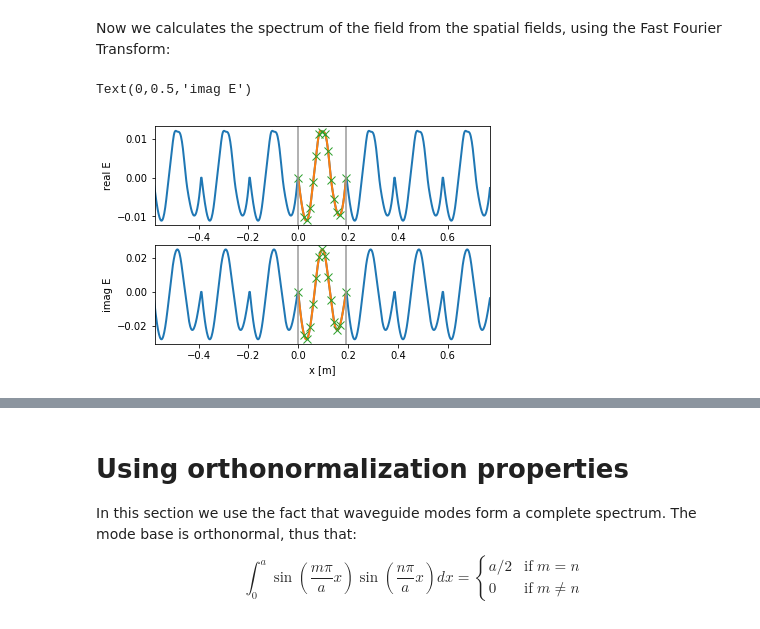
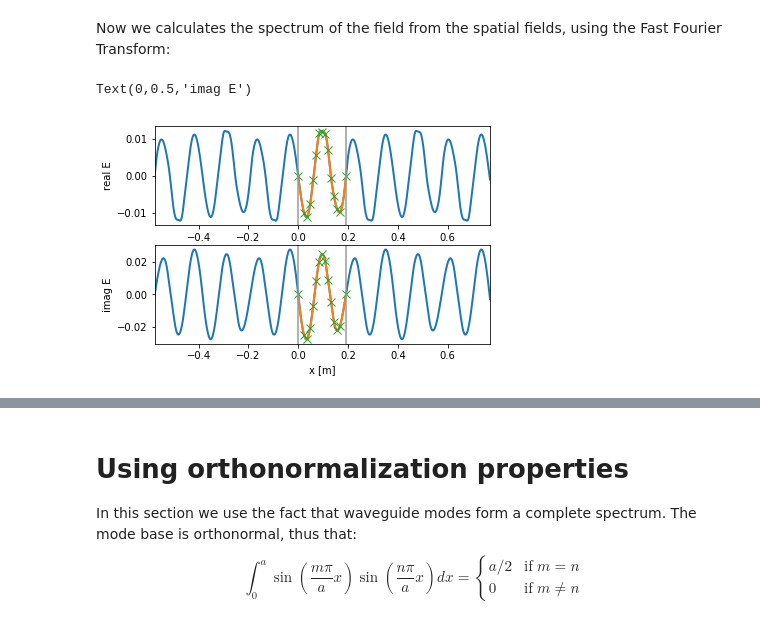
Before and after one commit to Hash--/documents, a Jupyter notebook: notebooks/TP Master Fusion/LH-Hands-on-mode-converter.ipynb, the cells around one changed output, grey strips where cells are left out. Drawn from its saved outputs; the diff is of its cells as text; code cells hidden in the pictures.

```diff
--- a/notebooks/TP Master Fusion/LH-Hands-on-mode-converter.ipynb
+++ b/notebooks/TP Master Fusion/LH-Hands-on-mode-converter.ipynb
@@ -576,6 +562,6 @@ def calculate_spectrum(x, E, f=3.7e9):
 # %%
 # index of the measurement row (0, 1 or 2)
-# TODO : find a way to use all the rows !
+# TODO : find a way to use all the rows ?
 index_row = 0
 
 x_mes2 = x_mes
@@ -591,26 +577,28 @@ E_mes3 = ius_re(x_mes3) + 1j*ius_im(x_mes3)
 
 # Padding the measurements by replicating the data,
 # in order to have a better fourier domain precision
-x_mes4 = np.pad(x_mes3, (1000,), 'reflect', reflect_type='odd')
-E_mes4 = np.pad(E_mes3, (1000,), 'wrap')
-
-subplot(211)
-plot(x_mes4, real(E_mes4), lw=2) # replicated interpolated data
-plot(x_mes3, real(E_mes3), lw=2) # interpolated data
-plot(x_mes, real(Emeas[:,index_row]), 'x', ms=8) # initial data
-xlim(-3*a, 4*a)
-axvline(0, color='#999999')
-axvline(a, color='#999999')
-ylabel('real E')
-subplot(212)
-plot(x_mes4, imag(E_mes4), lw=2) # replicated interpolated data
-plot(x_mes3, imag(E_mes3), lw=2) # interpolated data
-plot(x_mes, imag(Emeas[:,index_row]), 'x', ms=8)
-xlim(-3*a, 4*a)
-axvline(0, color='#999999')
-axvline(a, color='#999999')
-xlabel('x [m]')
-ylabel('imag E')
+# (the larger spatial wideband, the better the precision)
+# The trick is to replicate correctly, taking into account the symmetry of the field
+x_mes4 = np.pad(x_mes3, (2**13,), 'reflect', reflect_type='odd')
+E_mes4 = np.pad(E_mes3, (2**13,), 'reflect', reflect_type='odd')
-# %% [output]
-Text(0,0.5,'imag E')
-[figure, removed]
+# %%
+fig, ax = plt.subplots(2,1)
+ax[0].plot(x_mes4, real(E_mes4), lw=2) # replicated interpolated data
+ax[0].plot(x_mes3, real(E_mes3), lw=2) # interpolated data
+ax[0].plot(x_mes, real(Emeas[:,index_row]), 'x', ms=8) # initial data
+ax[0].set_xlim(-3*a, 4*a)
+ax[0].axvline(0, color='#999999')
+ax[0].axvline(a, color='#999999')
+ax[0].set_ylabel('real E')
+
+ax[1].plot(x_mes4, imag(E_mes4), lw=2) # replicated interpolated data
+ax[1].plot(x_mes3, imag(E_mes3), lw=2) # interpolated data
+ax[1].plot(x_mes, imag(Emeas[:,index_row]), 'x', ms=8)
+ax[1].set_xlim(-3*a, 4*a)
+ax[1].axvline(0, color='#999999')
+ax[1].axvline(a, color='#999999')
+ax[1].set_xlabel('x [m]')
+ax[1].set_ylabel('imag E')
+# %% [output]
+Text(0,0.5,'imag E')
+[figure, added]
```
Also changed, not shown: parts of 12 cells of this notebook, 1 other file.
